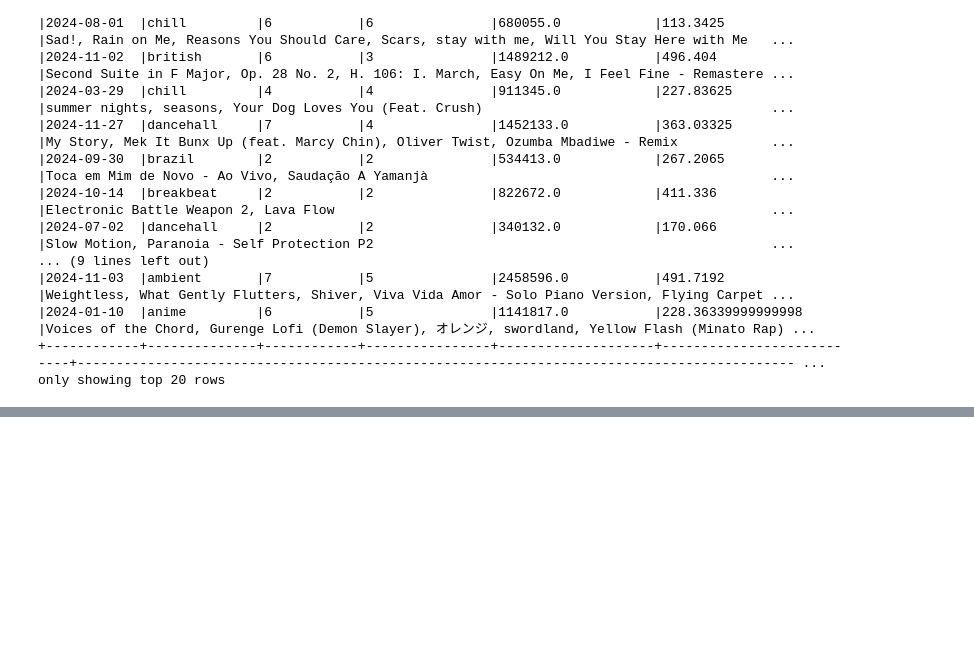
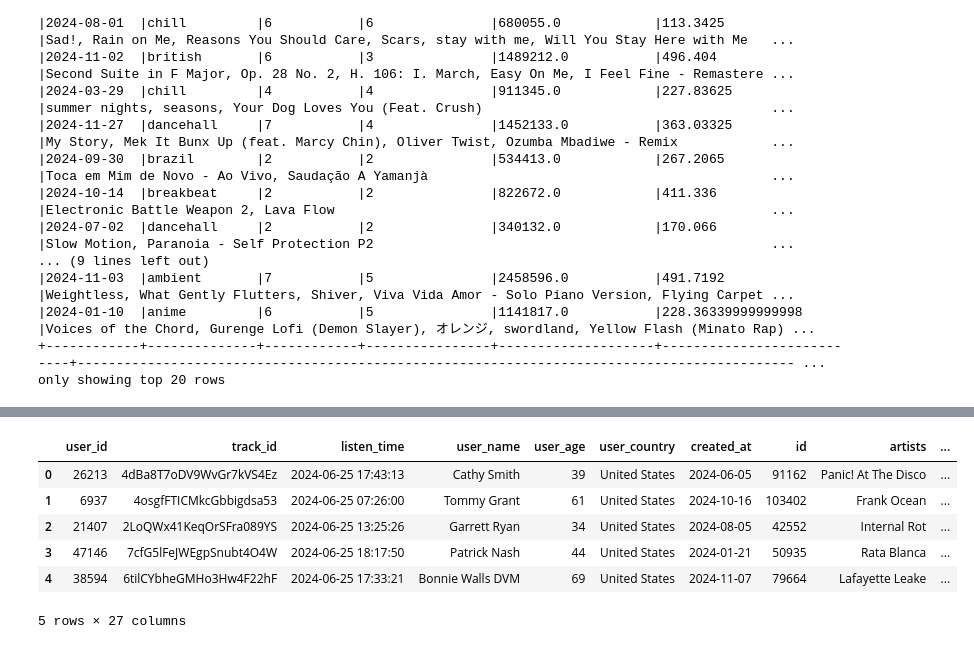
Before and after one commit to Amoako419/Airflow_ETL_with_AWS_Glue, a Jupyter notebook: notebooks/eda.ipynb, the cells around one changed output, grey strips where cells are left out. Drawn from its saved outputs; the diff is of its cells as text; code cells hidden in the pictures; blank space fills up the shorter version.

```diff
--- a/notebooks/eda.ipynb
+++ b/notebooks/eda.ipynb
@@ -500,0 +503,11 @@ only showing top 20 rows
+# %%
+# load data into a dataframe
+streams1 = pd.read_csv('../data/streams/streams1.csv')
+streams2 = pd.read_csv('../data/streams/streams2.csv')
+streams3 = pd.read_csv('../data/streams/streams3.csv')
+users_df = pd.read_csv('../data/users/users.csv')
+songs_df = pd.read_csv('../data/songs/songs.csv')
+# %%
+#concat the streams data
+streams = pd.concat([streams1, streams2, streams3])
+streams.head()
@@ -500,0 +521,13 @@ only showing top 20 rows
+# %%
+# merge the streams, users, and songs dataframes
+merged = streams.merge(users_df, on='user_id', how='left').merge(songs_df, on='track_id', how='left')
+# %%
+merged.head()
+# %% [output]
+|  | user_id | track_id | listen_time | user_name | user_age | user_country | created_at | id | artists | ... |
+| 0 | 26213 | 4dBa8T7oDV9WvGr7kVS4Ez | 2024-06-25 17:43:13 | Cathy Smith | 39 | United States | 2024-06-05 | 91162 | Panic! At The Disco | ... |
+| 1 | 6937 | 4osgfFTICMkcGbbigdsa53 | 2024-06-25 07:26:00 | Tommy Grant | 61 | United States | 2024-10-16 | 103402 | Frank Ocean | ... |
+| 2 | 21407 | 2LoQWx41KeqOrSFra089YS | 2024-06-25 13:25:26 | Garrett Ryan | 34 | United States | 2024-08-05 | 42552 | Internal Rot | ... |
+| 3 | 47146 | 7cfG5lFeJWEgpSnubt4O4W | 2024-06-25 18:17:50 | Patrick Nash | 44 | United States | 2024-01-21 | 50935 | Rata Blanca | ... |
+| 4 | 38594 | 6tilCYbheGMHo3Hw4F22hF | 2024-06-25 17:33:21 | Bonnie Walls DVM | 69 | United States | 2024-11-07 | 79664 | Lafayette Leake | ... |
+5 rows × 27 columns
```
Also changed, not shown: parts of 4 cells of this notebook, 3 other files.
